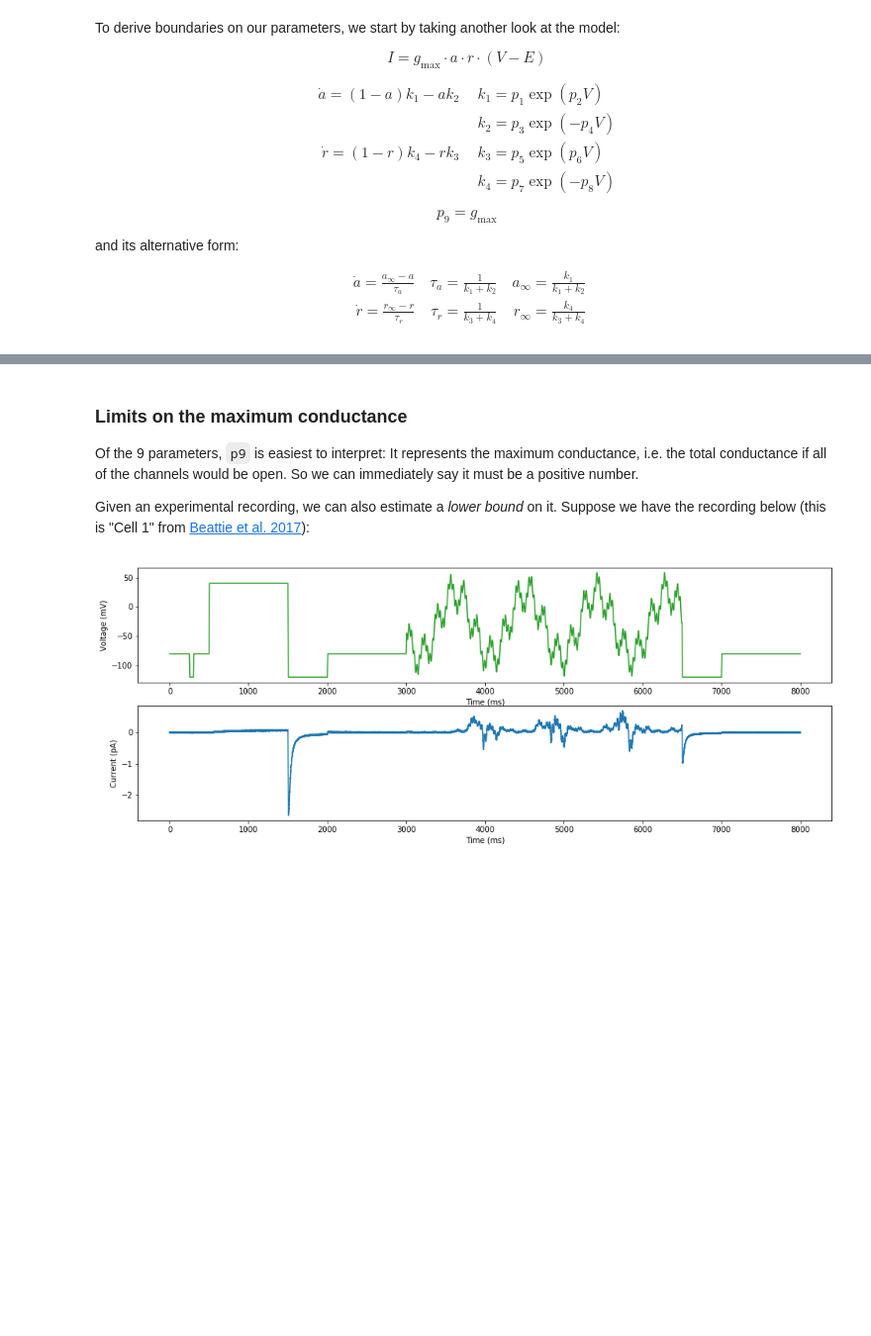
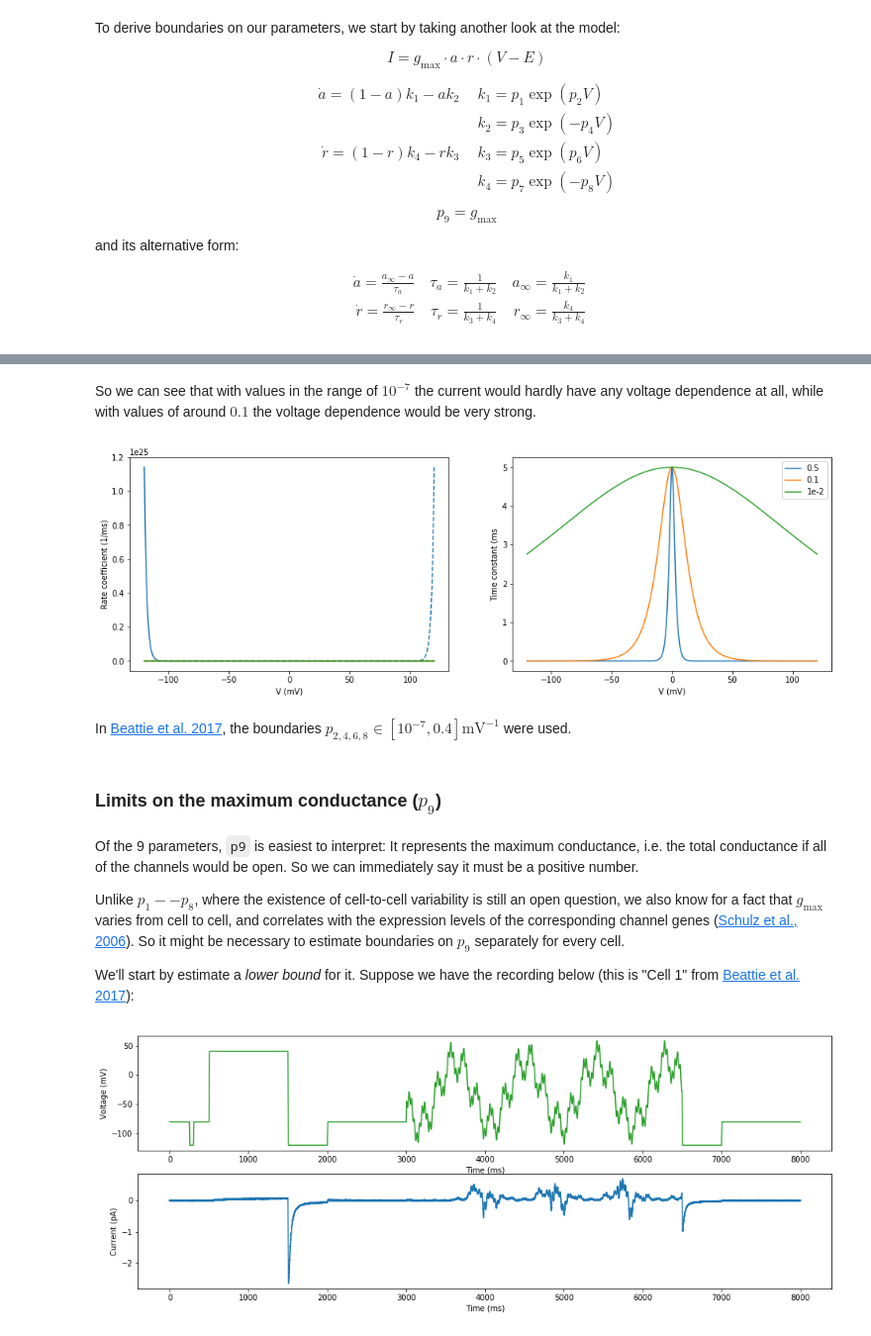
Before and after one commit to CardiacModelling/fitting-notebooks, a Jupyter notebook: ion-currents-tutorial/boundaries.ipynb, the cells around one changed output, grey strips where cells are left out. Shown at 99% size. Drawn from its saved outputs; the diff is of its cells as text; code cells hidden in the pictures; blank space fills up the shorter version.

Commit message:
Finished boundaries chapter. Closes #2.

```diff
--- a/ion-currents-tutorial/boundaries.ipynb
+++ b/ion-currents-tutorial/boundaries.ipynb
@@ -214,10 +377,43 @@ and its alternative form:
+# %% [markdown]
+So we can see that with values in the range of $10^{-7}$ the current would hardly have any voltage dependence at all, while with values of around $0.1$ the voltage dependence would be very strong.
+# %%
+v = np.linspace(-120, 120, 2400)
+k1 = lambda b: 1e-1 * np.exp(+b * v)
+k2 = lambda b: 1e-1 * np.exp(-b * v)
+
+plt.figure(figsize=(16, 5))
+plt.subplot(1, 2, 1)
+plt.xlabel('V (mV)')
+plt.ylabel('Rate coefficient (1/ms)')
+plt.plot(v, k1(0.5), '--', color='tab:blue', label='0.5')
+plt.plot(v, k2(0.5), '-', color='tab:blue')
+plt.plot(v, k1(0.1), '--', color='tab:orange', label='0.1')
+plt.plot(v, k2(0.1), '-', color='tab:orange')
+plt.plot(v, k1(0.01), '--', color='tab:green', label='0.01')
+plt.plot(v, k2(0.01), '-', color='tab:green')
+
+plt.subplot(1, 2, 2)
+plt.xlabel('V (mV)')
+plt.ylabel('Time constant (ms')
+plt.plot(v, 1 / (k1(0.5) + k2(0.5)), label='0.5')
+plt.plot(v, 1 / (k1(0.1) + k2(0.1)), label='0.1')
+plt.plot(v, 1 / (k1(1e-2) + k2(1e-2)), label='1e-2')
+plt.legend()
+plt.show()
+# %% [output]
+[figure, added]
+# %% [markdown]
+In [Beattie et al. 2017](https://doi.org/10.1113/JP276068), the boundaries $p_{2,4,6,8} \in [10^{-7}, 0.4]\text{mV}^{-1}$ were used.
+# %% [markdown]
+### Limits on the maximum conductance ($p_9$)
 # %% [markdown]
-### Limits on the maximum conductance
-
 Of the 9 parameters, `p9` is easiest to interpret: It represents the maximum conductance, i.e. the total conductance if all of the channels would be open.
 So we can immediately say it must be a positive number.
 
-Given an experimental recording, we can also estimate a _lower bound_ on it.
+Unlike $p_1--p_8$, where the existence of cell-to-cell variability is still an open question, we also know for a fact that $g_\text{max}$ varies from cell to cell, and correlates with the expression levels of the corresponding channel genes ([Schulz et al., 2006](https://doi.org/10.1038/nn1639)).
+So it might be necessary to estimate boundaries on $p_9$ separately for every cell.
+
+We'll start by estimate a _lower bound_ for it.
 Suppose we have the recording below (this is "Cell 1" from [Beattie et al. 2017](https://doi.org/10.1113/JP276068)):
 # %%
 import myokit
```
Also changed, not shown: parts of 57 cells of this notebook, 2 other files.
